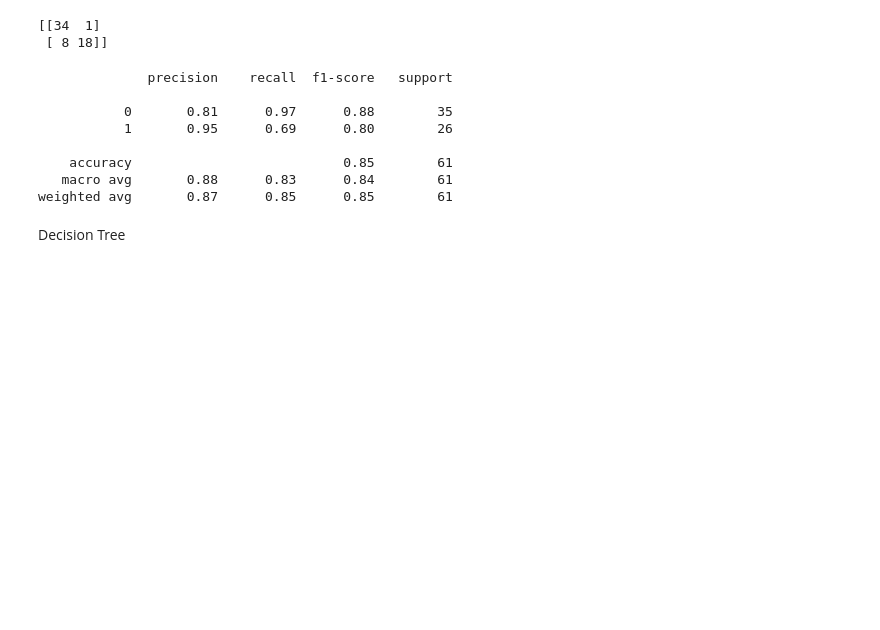
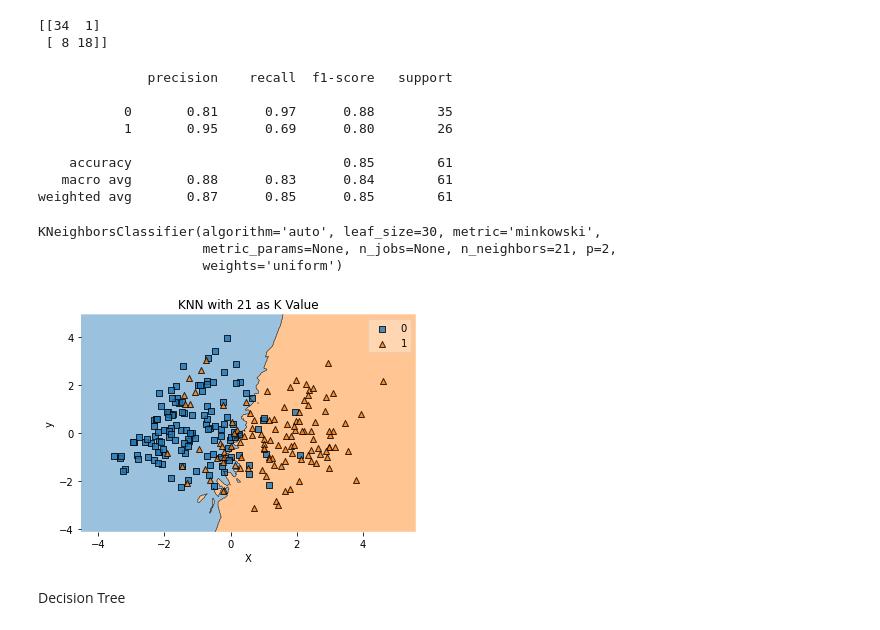
Before and after one commit to danish-danial/FinalYearProject, a Jupyter notebook: classification/Exploratory Data Analysis.ipynb, the cells around one changed output. Saved outputs shown, nothing was run; the diff lists cells and outputs as text; code cells hidden in the pictures; blank space fills up the shorter version.

```diff
--- a/classification/Exploratory Data Analysis.ipynb
+++ b/classification/Exploratory Data Analysis.ipynb
@@ -169,3 +176,21 @@ weighted avg       0.87      0.85      0.85        61
+# %%
+pca = PCA(n_components = 2)
+# %%
+X_trains = pca.fit_transform(X_train)
+# %%
+classifier.fit(X_trains, y_train)
+# %% [output]
+KNeighborsClassifier(algorithm='auto', leaf_size=30, metric='minkowski',
+                     metric_params=None, n_jobs=None, n_neighbors=21, p=2,
+                     weights='uniform')
+# %%
+plot_decision_regions(X_trains, y_train, clf = classifier)
+plt.xlabel('X')
+plt.ylabel('y')
+plt.title('KNN with 21 as K Value')
+plt.show()
+# %% [output]
+[figure, added]
 # %% [markdown]
 Decision Tree
 # %%
```
Also changed, not shown: parts of 10 cells of this notebook, 14 other files.
